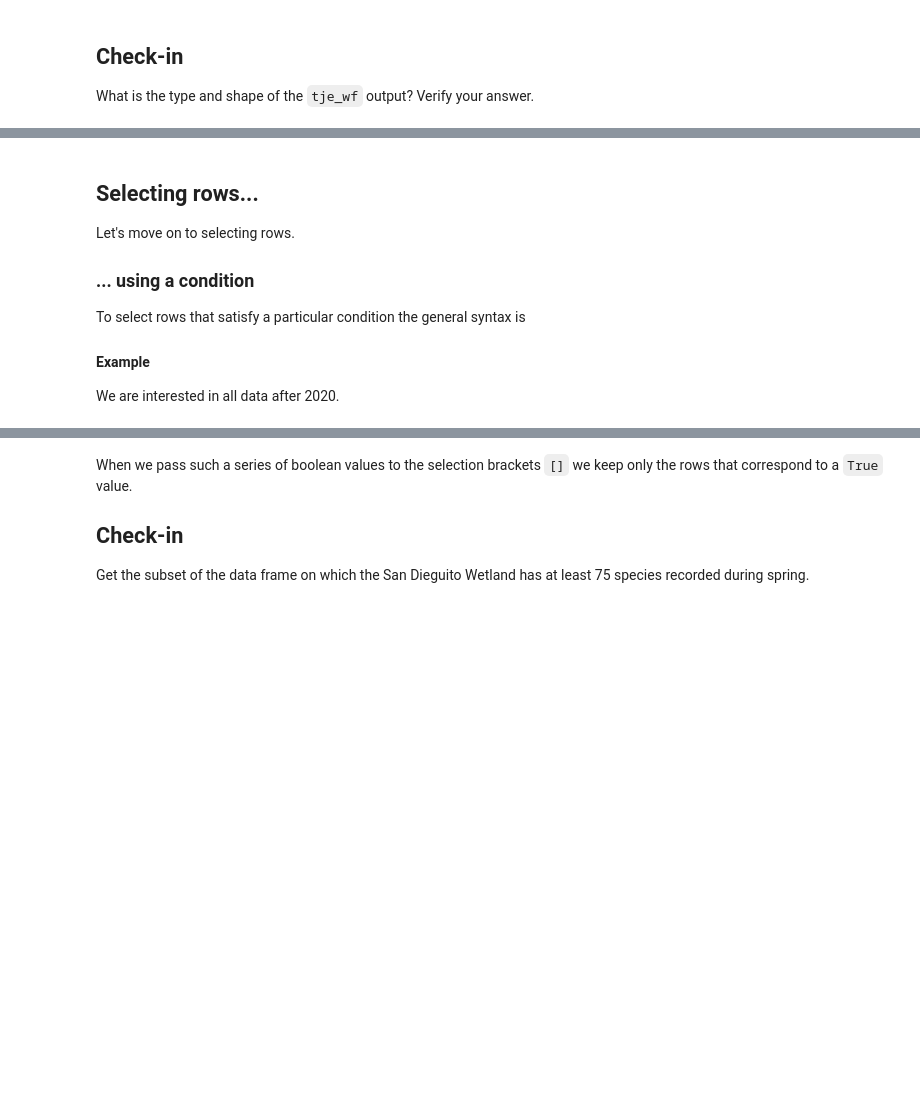
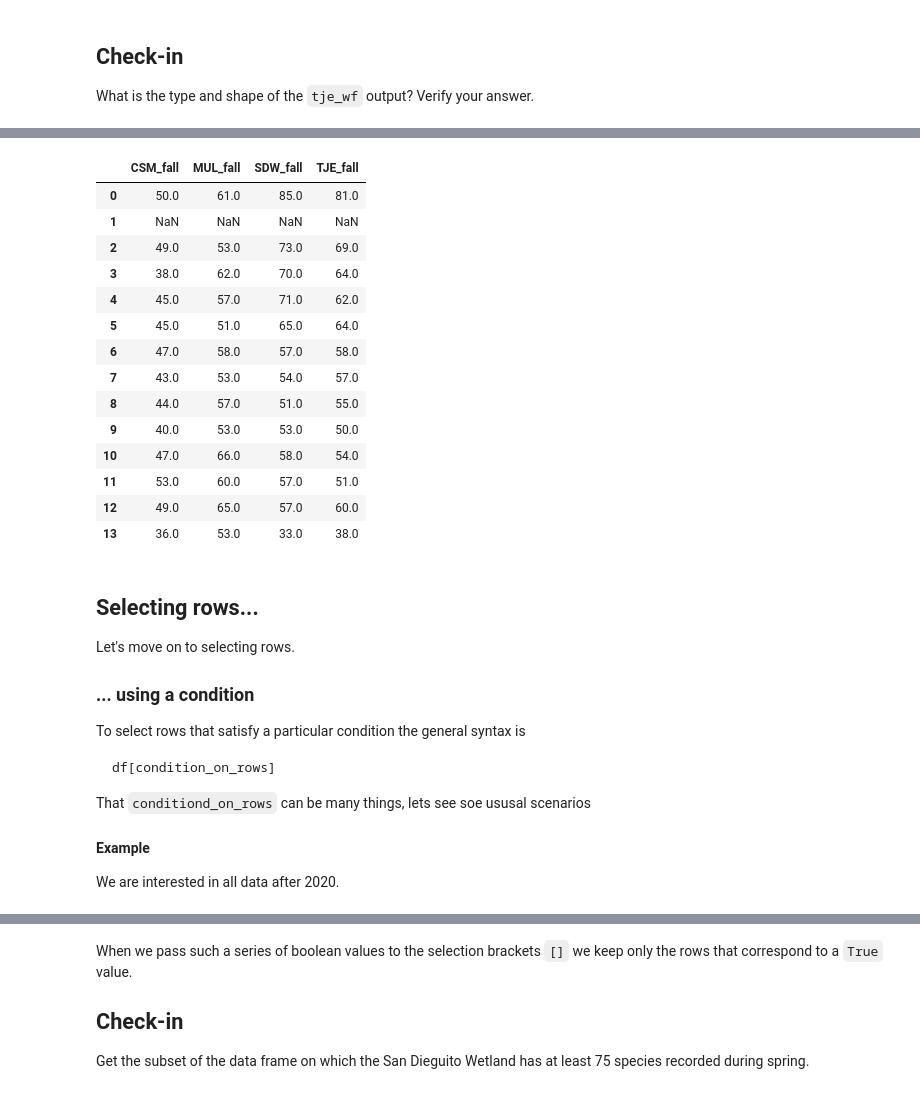
Before and after one commit to cuvlin/eds220-in-class, a Jupyter notebook: week-1-pandas-subsetting-STUDENTS.ipynb, the cells around one changed output, grey strips where cells are left out. Drawn from its saved outputs; the diff is of its cells as text; code cells hidden in the pictures; blank space fills up the shorter version.

````diff
--- a/week-1-pandas-subsetting-STUDENTS.ipynb
+++ b/week-1-pandas-subsetting-STUDENTS.ipynb
@@ -226,3 +277,22 @@ Select the slice of columns that covers data from CSM and Mugu Lagoon.
+# %%
+# Slect all columns that have fall in it
+df.filter(like = "fall")
+# %% [output]
+|  | CSM_fall | MUL_fall | SDW_fall | TJE_fall |
+| 0 | 50.0 | 61.0 | 85.0 | 81.0 |
+| 1 | NaN | NaN | NaN | NaN |
+| 2 | 49.0 | 53.0 | 73.0 | 69.0 |
+| 3 | 38.0 | 62.0 | 70.0 | 64.0 |
+| 4 | 45.0 | 57.0 | 71.0 | 62.0 |
+| 5 | 45.0 | 51.0 | 65.0 | 64.0 |
+| 6 | 47.0 | 58.0 | 57.0 | 58.0 |
+| 7 | 43.0 | 53.0 | 54.0 | 57.0 |
+| 8 | 44.0 | 57.0 | 51.0 | 55.0 |
+| 9 | 40.0 | 53.0 | 53.0 | 50.0 |
+| 10 | 47.0 | 66.0 | 58.0 | 54.0 |
+| 11 | 53.0 | 60.0 | 57.0 | 51.0 |
+| 12 | 49.0 | 65.0 | 57.0 | 60.0 |
+| 13 | 36.0 | 53.0 | 33.0 | 38.0 |
 # %% [markdown]
 ## Selecting rows...
 Let's move on to selecting rows.
@@ -230,7 +300,11 @@ Let's move on to selecting rows.
 ### ... using a condition
 To select rows that satisfy a particular condition the general syntax is
 
+```python
+df[condition_on_rows]
+```
 
+That `conditiond_on_rows` can be many things, lets see soe ususal scenarios
 
 
 #### Example
````
Also changed, not shown: parts of 38 cells of this notebook.
